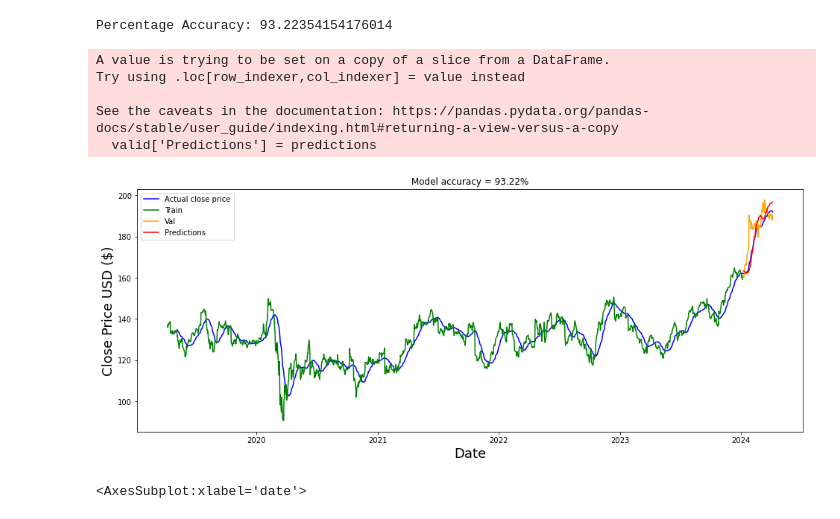
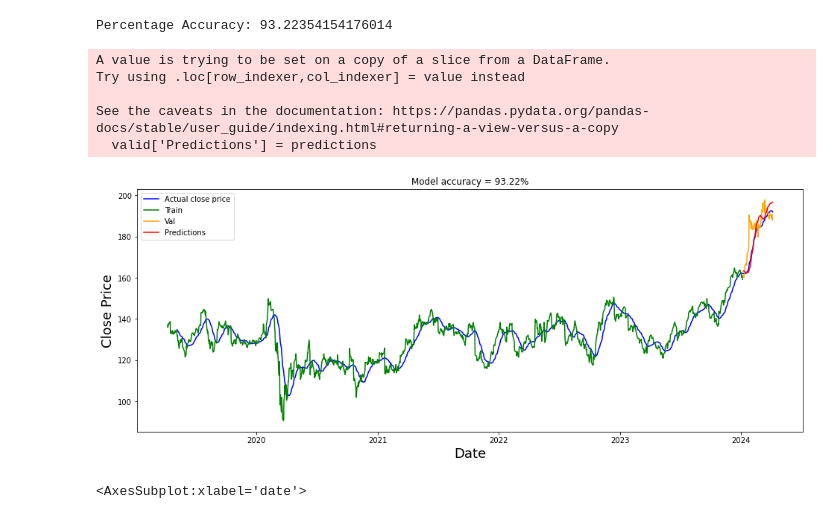
Before and after one commit to MabroorA/stocks-prediction-app, a Jupyter notebook: Machine-learning/Best_model.ipynb, the cells around one changed output. Drawn from its saved outputs; the diff is of its cells as text; code cells hidden in the pictures.

```diff
--- a/Machine-learning/Best_model.ipynb
+++ b/Machine-learning/Best_model.ipynb
@@ -205,32 +205,32 @@ Percentage Accuracy: 93.22354154176014
 # %%
 # Plot the data
 train = df[:training_data_len]
 valid = df[training_data_len:]
 
 valid['Predictions'] = predictions
 valid
 predictions_df = pd.DataFrame(predictions, index=valid.index, columns=['Predictions'])
 
 percentage_accuracy_str = "{:.2f}".format(percentage_accuracy)
 # Visualize the data
 plt.figure(figsize=(16,6))
 plt.title('Model accuracy = {}%'.format(percentage_accuracy_str))
 
 plt.xlabel('Date', fontsize=18)
-plt.ylabel('Close Price USD ($)', fontsize=18)
+plt.ylabel('Close Price', fontsize=18)
 plt.plot(df_close,color='blue', label="Actual close price")
 plt.plot(train['close'], label="Train",color='green')
 plt.plot(valid['close'],label="Val", color='orange',)
 plt.plot(valid['Predictions'],label="Predictions", color='red')
 plt.legend(loc='upper left')
 plt.show()
 # %% [output]
 A value is trying to be set on a copy of a slice from a DataFrame.
 Try using .loc[row_indexer,col_indexer] = value instead
 
 See the caveats in the documentation: https://pandas.pydata.org/pandas-docs/stable/user_guide/indexing.html#returning-a-view-versus-a-copy
   valid['Predictions'] = predictions
-[figure, old version]
+[figure, new version]
 # %%
 predictions_df.plot()
 # %% [output]
```
Also changed, not shown: parts of 2 cells of this notebook.
